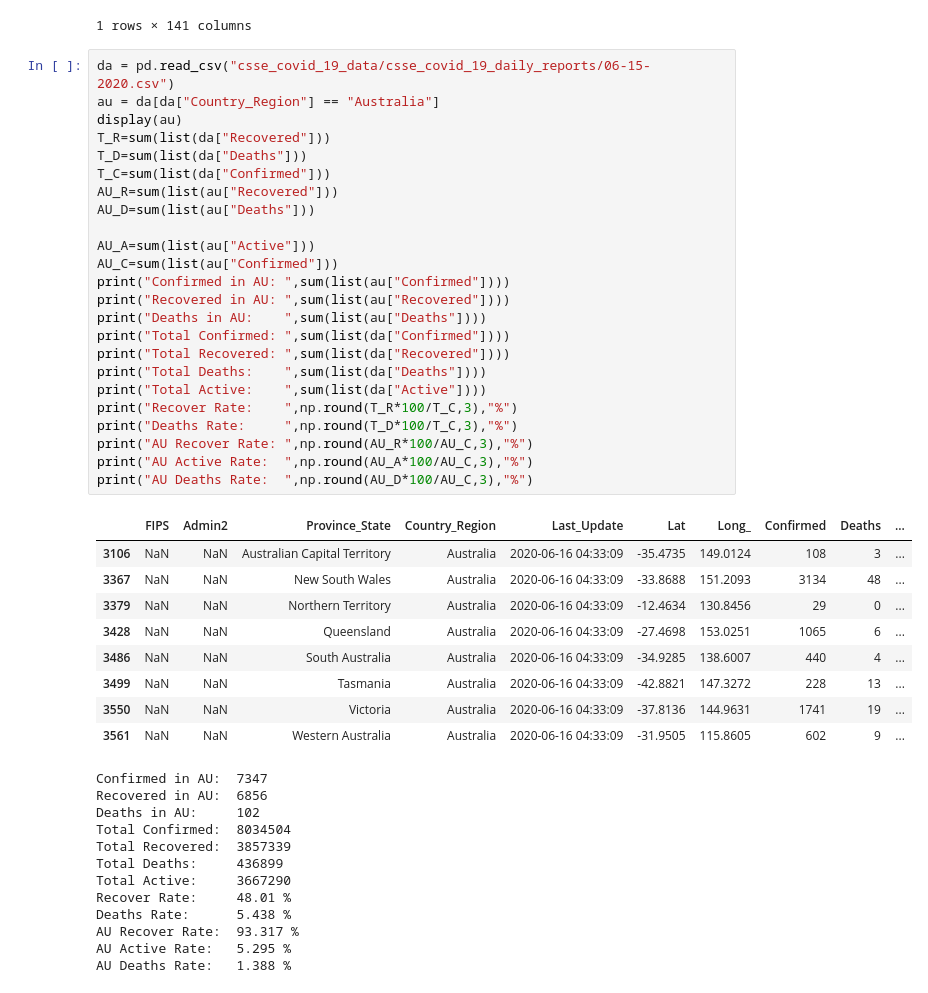
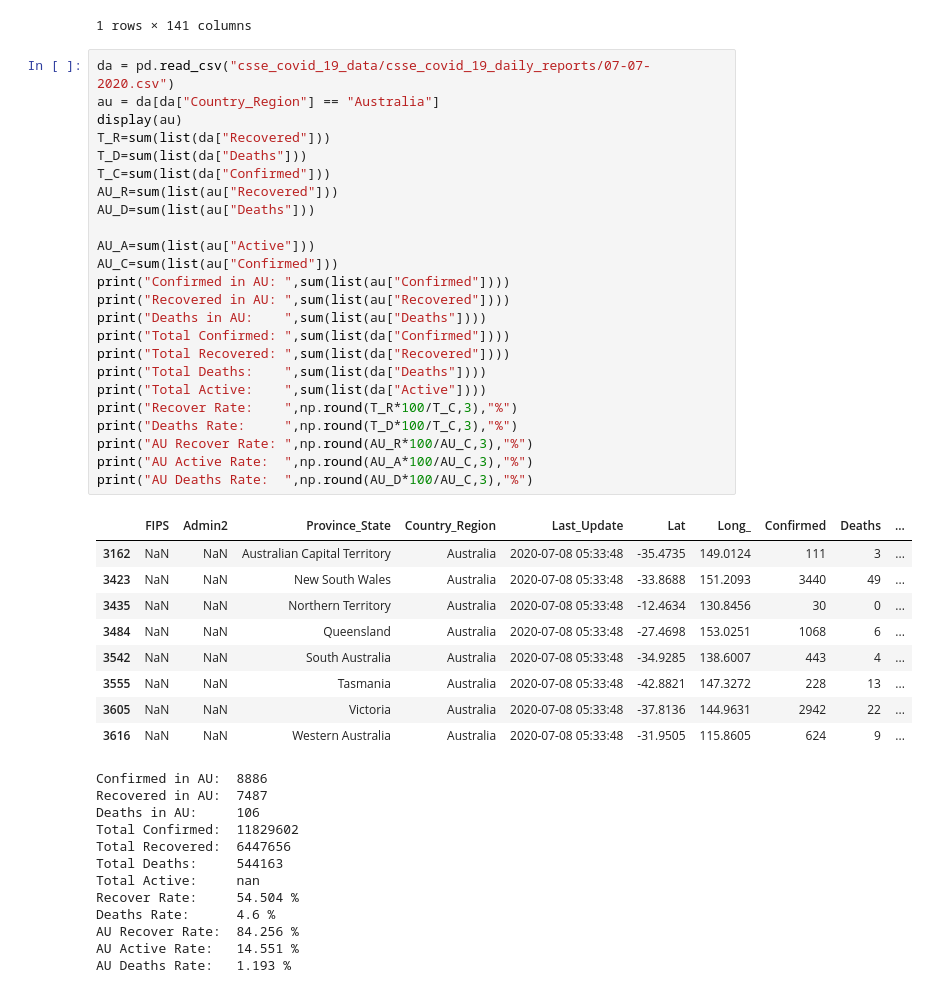
Before and after one commit to u6747075/COVID-19, a Jupyter notebook: COVID_19.ipynb, the cells around one changed output. Drawn from its saved outputs; the diff is of its cells as text.

```diff
--- a/COVID_19.ipynb
+++ b/COVID_19.ipynb
@@ -101,48 +102,48 @@ while True:
 | 8 | Australian Capital Territory | Australia | -35.4735 | 149.0124 | 0 | 0 | 0 | 0 | 0 | ... |
 1 rows × 141 columns
 # %%
-da = pd.read_csv("csse_covid_19_data/csse_covid_19_daily_reports/06-15-2020.csv")
+da = pd.read_csv("csse_covid_19_data/csse_covid_19_daily_reports/07-07-2020.csv")
 au = da[da["Country_Region"] == "Australia"]
 display(au)
 T_R=sum(list(da["Recovered"]))
 T_D=sum(list(da["Deaths"]))
 T_C=sum(list(da["Confirmed"]))
 AU_R=sum(list(au["Recovered"]))
 AU_D=sum(list(au["Deaths"]))
 
 AU_A=sum(list(au["Active"]))
 AU_C=sum(list(au["Confirmed"]))
 print("Confirmed in AU: ",sum(list(au["Confirmed"])))
 print("Recovered in AU: ",sum(list(au["Recovered"])))
 print("Deaths in AU:    ",sum(list(au["Deaths"])))
 print("Total Confirmed: ",sum(list(da["Confirmed"])))
 print("Total Recovered: ",sum(list(da["Recovered"])))
 print("Total Deaths:    ",sum(list(da["Deaths"])))
 print("Total Active:    ",sum(list(da["Active"])))
 print("Recover Rate:    ",np.round(T_R*100/T_C,3),"%")
 print("Deaths Rate:     ",np.round(T_D*100/T_C,3),"%")
 print("AU Recover Rate: ",np.round(AU_R*100/AU_C,3),"%")
 print("AU Active Rate:  ",np.round(AU_A*100/AU_C,3),"%")
 print("AU Deaths Rate:  ",np.round(AU_D*100/AU_C,3),"%")
 # %% [output]
 |  | FIPS | Admin2 | Province_State | Country_Region | Last_Update | Lat | Long_ | Confirmed | Deaths | ... |
-| 3106 | NaN | NaN | Australian Capital Territory | Australia | 2020-06-16 04:33:09 | -35.4735 | 149.0124 | 108 | 3 | ... |
-| 3367 | NaN | NaN | New South Wales | Australia | 2020-06-16 04:33:09 | -33.8688 | 151.2093 | 3134 | 48 | ... |
-| 3379 | NaN | NaN | Northern Territory | Australia | 2020-06-16 04:33:09 | -12.4634 | 130.8456 | 29 | 0 | ... |
-| 3428 | NaN | NaN | Queensland | Australia | 2020-06-16 04:33:09 | -27.4698 | 153.0251 | 1065 | 6 | ... |
-| 3486 | NaN | NaN | South Australia | Australia | 2020-06-16 04:33:09 | -34.9285 | 138.6007 | 440 | 4 | ... |
-| 3499 | NaN | NaN | Tasmania | Australia | 2020-06-16 04:33:09 | -42.8821 | 147.3272 | 228 | 13 | ... |
-| 3550 | NaN | NaN | Victoria | Australia | 2020-06-16 04:33:09 | -37.8136 | 144.9631 | 1741 | 19 | ... |
-| 3561 | NaN | NaN | Western Australia | Australia | 2020-06-16 04:33:09 | -31.9505 | 115.8605 | 602 | 9 | ... |
+| 3162 | NaN | NaN | Australian Capital Territory | Australia | 2020-07-08 05:33:48 | -35.4735 | 149.0124 | 111 | 3 | ... |
+| 3423 | NaN | NaN | New South Wales | Australia | 2020-07-08 05:33:48 | -33.8688 | 151.2093 | 3440 | 49 | ... |
+| 3435 | NaN | NaN | Northern Territory | Australia | 2020-07-08 05:33:48 | -12.4634 | 130.8456 | 30 | 0 | ... |
+| 3484 | NaN | NaN | Queensland | Australia | 2020-07-08 05:33:48 | -27.4698 | 153.0251 | 1068 | 6 | ... |
+| 3542 | NaN | NaN | South Australia | Australia | 2020-07-08 05:33:48 | -34.9285 | 138.6007 | 443 | 4 | ... |
+| 3555 | NaN | NaN | Tasmania | Australia | 2020-07-08 05:33:48 | -42.8821 | 147.3272 | 228 | 13 | ... |
+| 3605 | NaN | NaN | Victoria | Australia | 2020-07-08 05:33:48 | -37.8136 | 144.9631 | 2942 | 22 | ... |
+| 3616 | NaN | NaN | Western Australia | Australia | 2020-07-08 05:33:48 | -31.9505 | 115.8605 | 624 | 9 | ... |
-Confirmed in AU:  7347
-Recovered in AU:  6856
-Deaths in AU:     102
-Total Confirmed:  8034504
-Total Recovered:  3857339
-Total Deaths:     436899
-Total Active:     3667290
-Recover Rate:     48.01 %
-Deaths Rate:      5.438 %
-AU Recover Rate:  93.317 %
-AU Active Rate:   5.295 %
-AU Deaths Rate:   1.388 %
+Confirmed in AU:  8886
+Recovered in AU:  7487
+Deaths in AU:     106
+Total Confirmed:  11829602
+Total Recovered:  6447656
+Total Deaths:     544163
+Total Active:     nan
+Recover Rate:     54.504 %
+Deaths Rate:      4.6 %
+AU Recover Rate:  84.256 %
+AU Active Rate:   14.551 %
+AU Deaths Rate:   1.193 %
```
Also changed, not shown: parts of 3 cells of this notebook.
